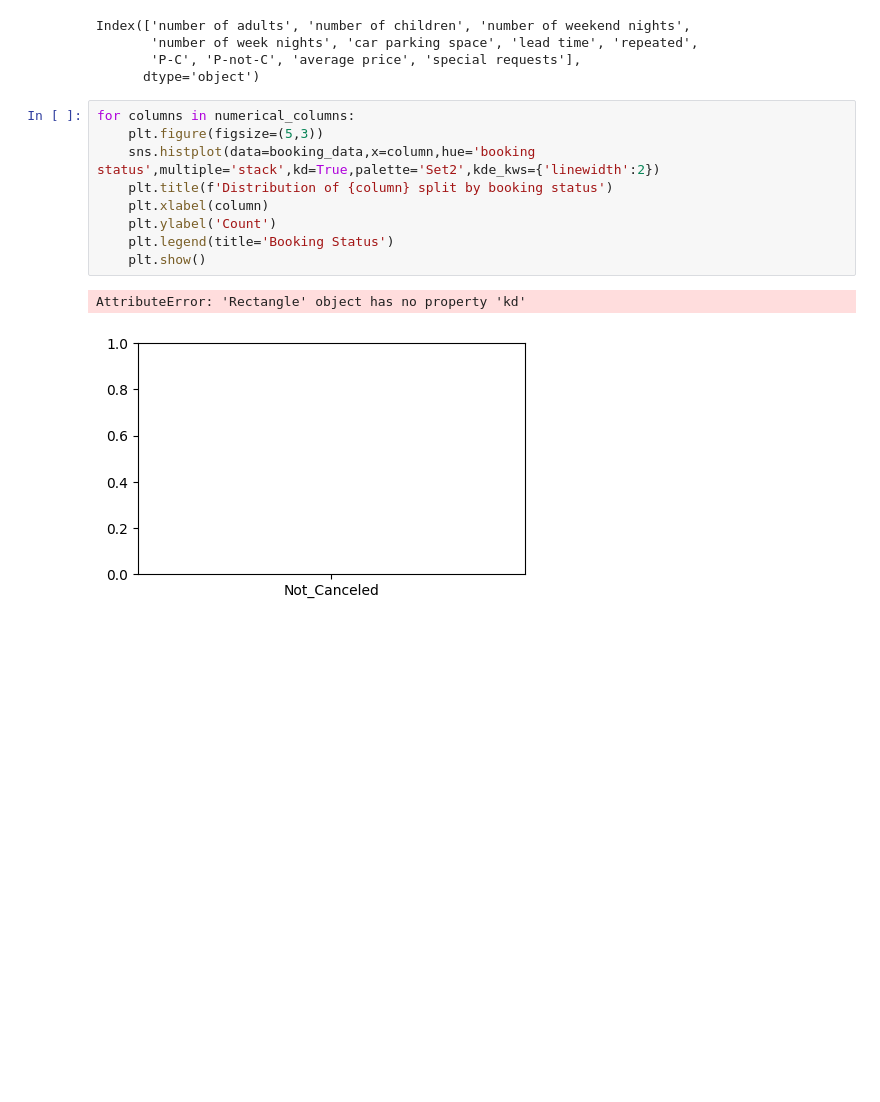
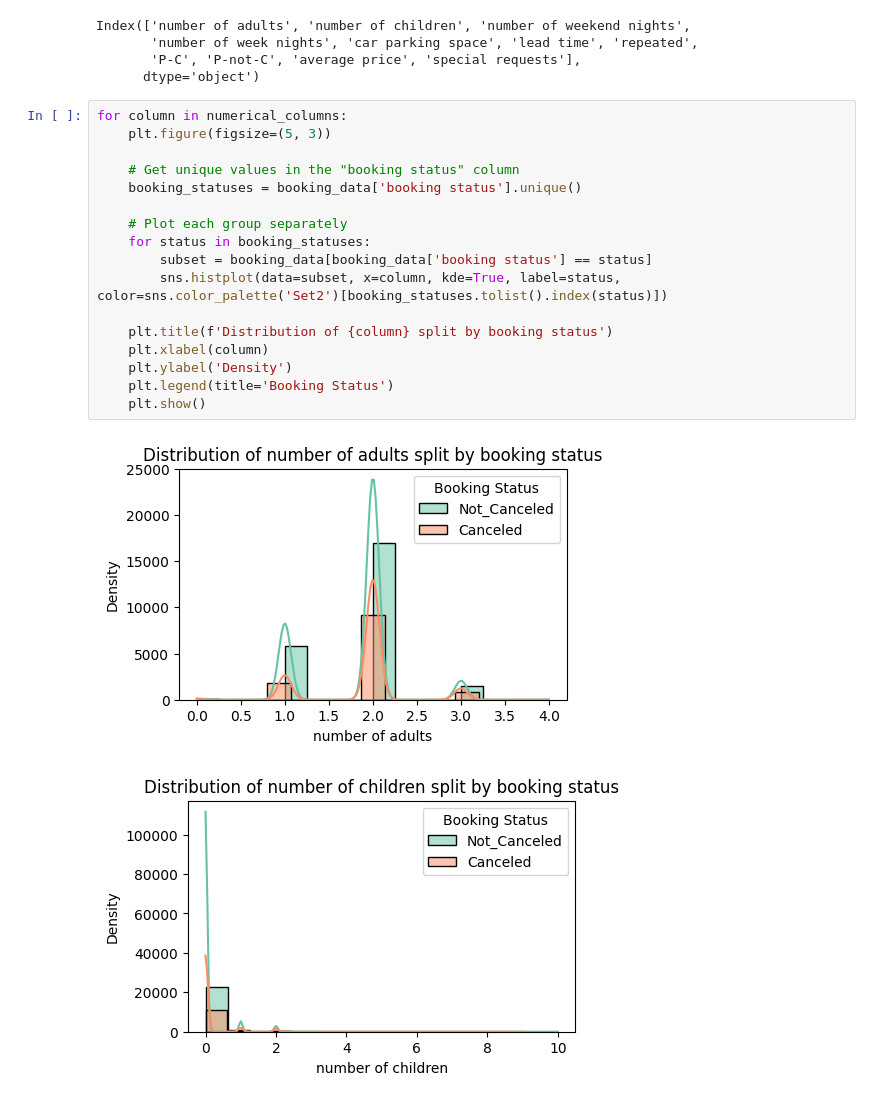
Before and after one commit to BenRoshan100/Booking-Cancellation-Prediction, a Jupyter notebook: booking_eda.ipynb, the cells around one changed output. Drawn from its saved outputs; the diff is of its cells as text; blank space fills up the shorter version.

Commit message:
Added Correlation and distribution of numerical columns

```diff
--- a/booking_eda.ipynb
+++ b/booking_eda.ipynb
@@ -89,14 +89,22 @@ Index(['number of adults', 'number of children', 'number of weekend nights',
        'P-C', 'P-not-C', 'average price', 'special requests'],
       dtype='object')
 # %%
-for columns in numerical_columns:
-    plt.figure(figsize=(5,3))
-    sns.histplot(data=booking_data,x=column,hue='booking status',multiple='stack',kd=True,palette='Set2',kde_kws={'linewidth':2})
+for column in numerical_columns:
+    plt.figure(figsize=(5, 3))
+
+    # Get unique values in the "booking status" column
+    booking_statuses = booking_data['booking status'].unique()
+
+    # Plot each group separately
+    for status in booking_statuses:
+        subset = booking_data[booking_data['booking status'] == status]
+        sns.histplot(data=subset, x=column, kde=True, label=status, color=sns.color_palette('Set2')[booking_statuses.tolist().index(status)])
+
     plt.title(f'Distribution of {column} split by booking status')
     plt.xlabel(column)
-    plt.ylabel('Count')
+    plt.ylabel('Density')
     plt.legend(title='Booking Status')
     plt.show()
 # %% [output]
-AttributeError: 'Rectangle' object has no property 'kd'
-[figure, old version]
+[figure, new version]
+[figure, added]
```
Also changed, not shown: parts of 2 cells of this notebook.
